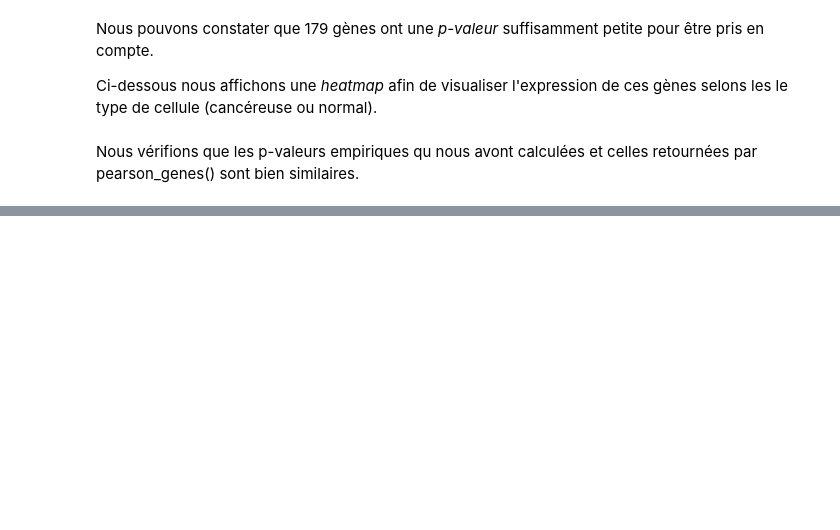
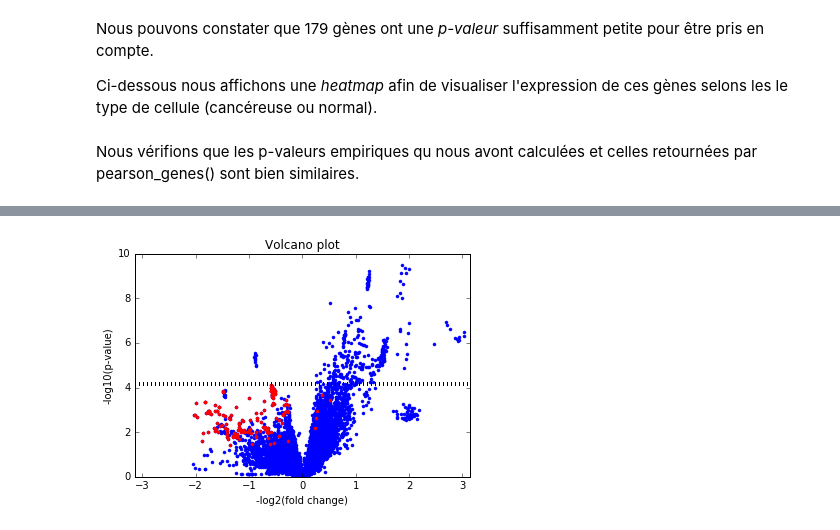
Before and after one commit to ThibaultSchowing/BBCProjet, a Jupyter notebook: code/projetBBC.ipynb, the cells around one changed output, grey strips where cells are left out. Drawn from its saved outputs; the diff is of its cells as text; code cells hidden in the pictures; blank space fills up the shorter version.

```diff
--- a/code/projetBBC.ipynb
+++ b/code/projetBBC.ipynb
@@ -497,9 +540,10 @@ print np.shape(pval_ct)
 # %%
 # fdr correction
 reload(stats)
-fdr_pval = [stats.fdr_correction(pval_ct[ct]) for ct in range(len(pval_ct))]
+fdr_pval = [stats.fdr_correction(pval_ct[ct],0.025) for ct in range(len(pval_ct))]
 
 print("fdr_pval: ", fdr_pval)
+print("nb gene from correlation: ", len(idx_sg_corr))
 print ("idx_sg_corr: ", idx_sg_corr)
 
 # keep genes for which the t-test p-value is smaller than the fdr-corrected threshold (fdr_pval)
@@ -520,10 +564,12 @@ for asdf in idx_sg_corr:
         print("asdf: ", asdf)
 #!!!!!!!
 
-print( "idx_sg_ttest: ", idx_sg_ttest  )
+print("nb gene from ttest: ", len(idx_sg_ttest))
+print("idx_sg_ttest: ", idx_sg_ttest  )
 
-idx_sg_final = np.array( list( set(idx_sg_ttest) & set(idx_sg_corr) ) )
-
+#idx_sg_final = np.array( list( set(idx_sg_ttest) & set(idx_sg_corr) ) )
+idx_sg_final = np.array([])
+idx_sg_final = np.concatenate([idx_sg_corr, idx_sg_ttest])
+idx_sg_final.sort()
+print("Nb final genes: ", len(idx_sg_final))
 print("idx_sg_final: ", idx_sg_final)
-
-print('LISTE FINALE DE GENES:\n'+str(data[idx_sg_final+1,0]).strip('[]'))
@@ -529,0 +600,4 @@ print('LISTE FINALE DE GENES:\n'+str(data[idx_sg_final+1,0]).strip('[]'))
+# %%
+stats.volcano_plot(data[1:,1:],desired_profile,idx=idx_sg_ttest)
+# %% [output]
+[figure, added]
```
Also changed, not shown: parts of 11 cells of this notebook, 2 other files.
